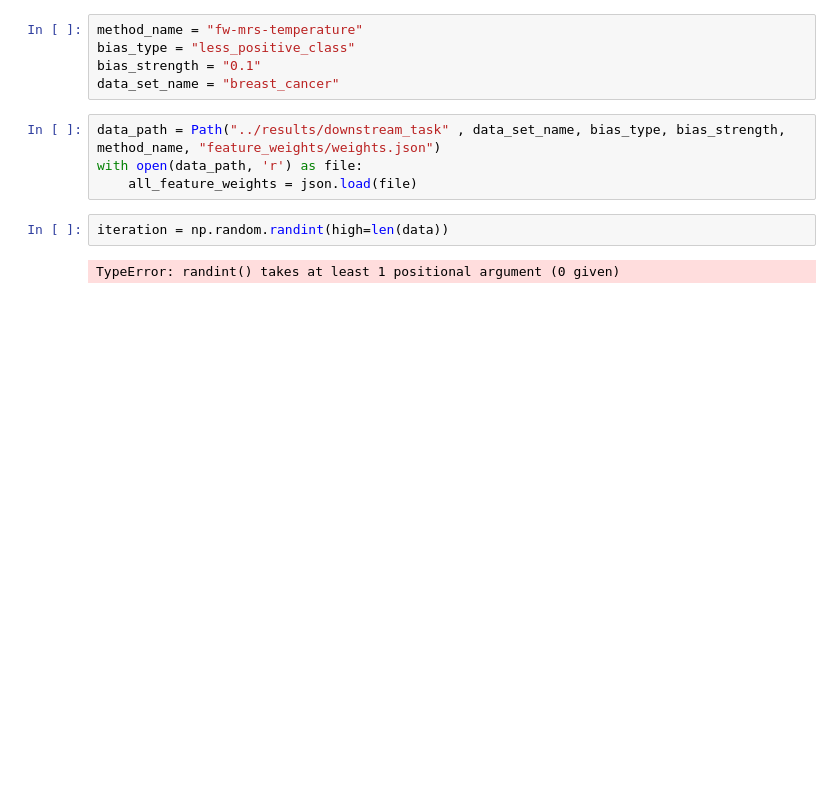
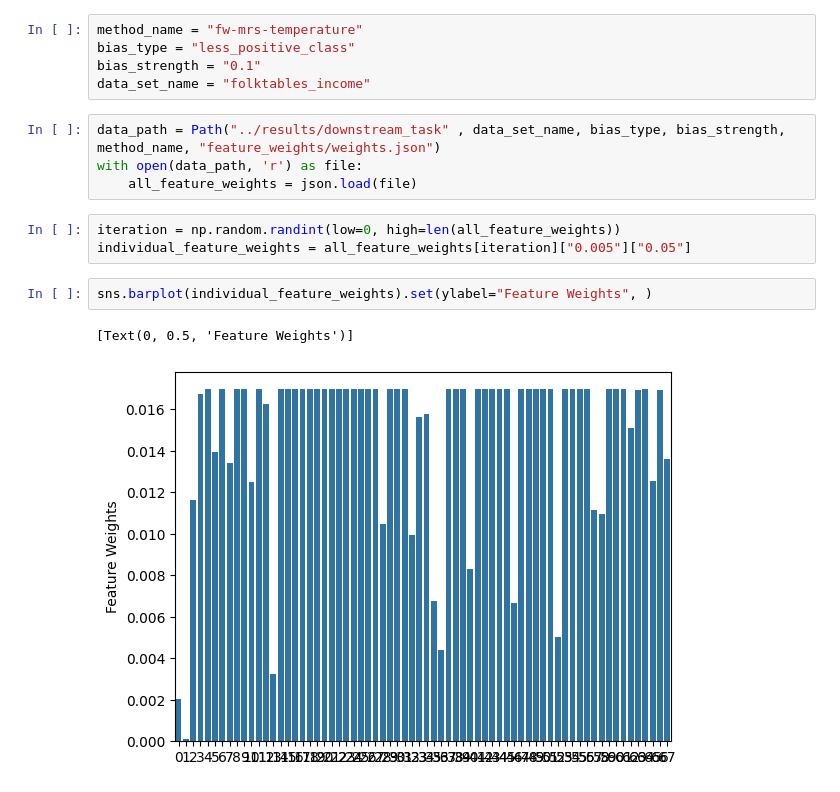
Before and after one commit to kramerlab/FeatureWeightDebiasing, a Jupyter notebook: notebooks/plot_feature_weights.ipynb, the cells around one changed output. Saved outputs shown, nothing was run; the diff lists cells and outputs as text; blank space fills up the shorter version.

```diff
--- a/notebooks/plot_feature_weights.ipynb
+++ b/notebooks/plot_feature_weights.ipynb
@@ -13,12 +13,16 @@ result_path.mkdir(exist_ok=True)
 method_name = "fw-mrs-temperature"
 bias_type = "less_positive_class"
 bias_strength = "0.1"
-data_set_name = "breast_cancer"
+data_set_name = "folktables_income"
 # %%
 data_path = Path("../results/downstream_task" , data_set_name, bias_type, bias_strength, method_name, "feature_weights/weights.json")
 with open(data_path, 'r') as file:
     all_feature_weights = json.load(file)
 # %%
-iteration = np.random.randint(high=len(data))
+iteration = np.random.randint(low=0, high=len(all_feature_weights))
+individual_feature_weights = all_feature_weights[iteration]["0.005"]["0.05"]
-# %% [output]
-TypeError: randint() takes at least 1 positional argument (0 given)
+# %%
+sns.barplot(individual_feature_weights).set(ylabel="Feature Weights", )
+# %% [output]
+[Text(0, 0.5, 'Feature Weights')]
+[figure, added]
```
Also changed, not shown: parts of 2 cells of this notebook, 19 other files.
